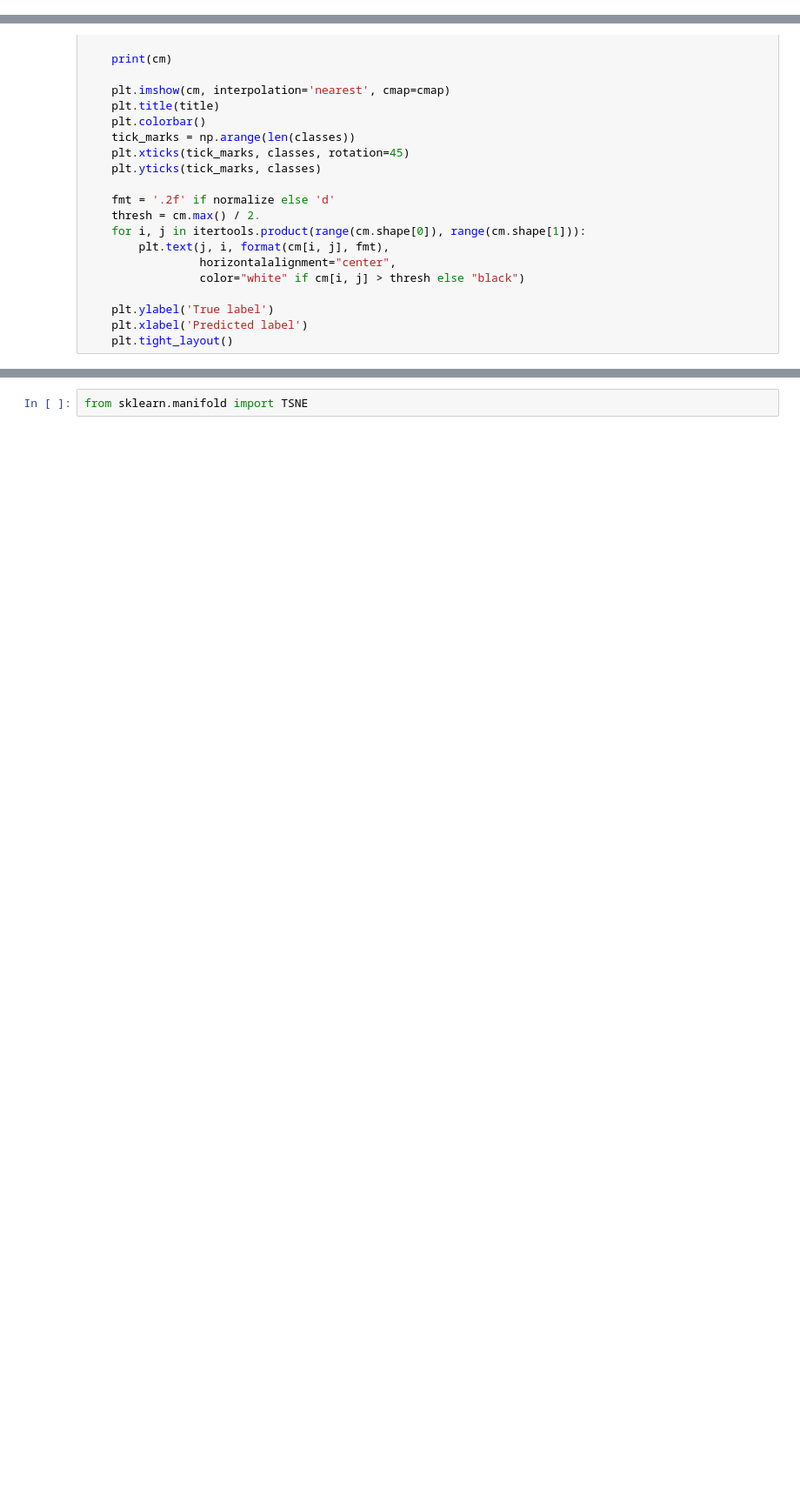
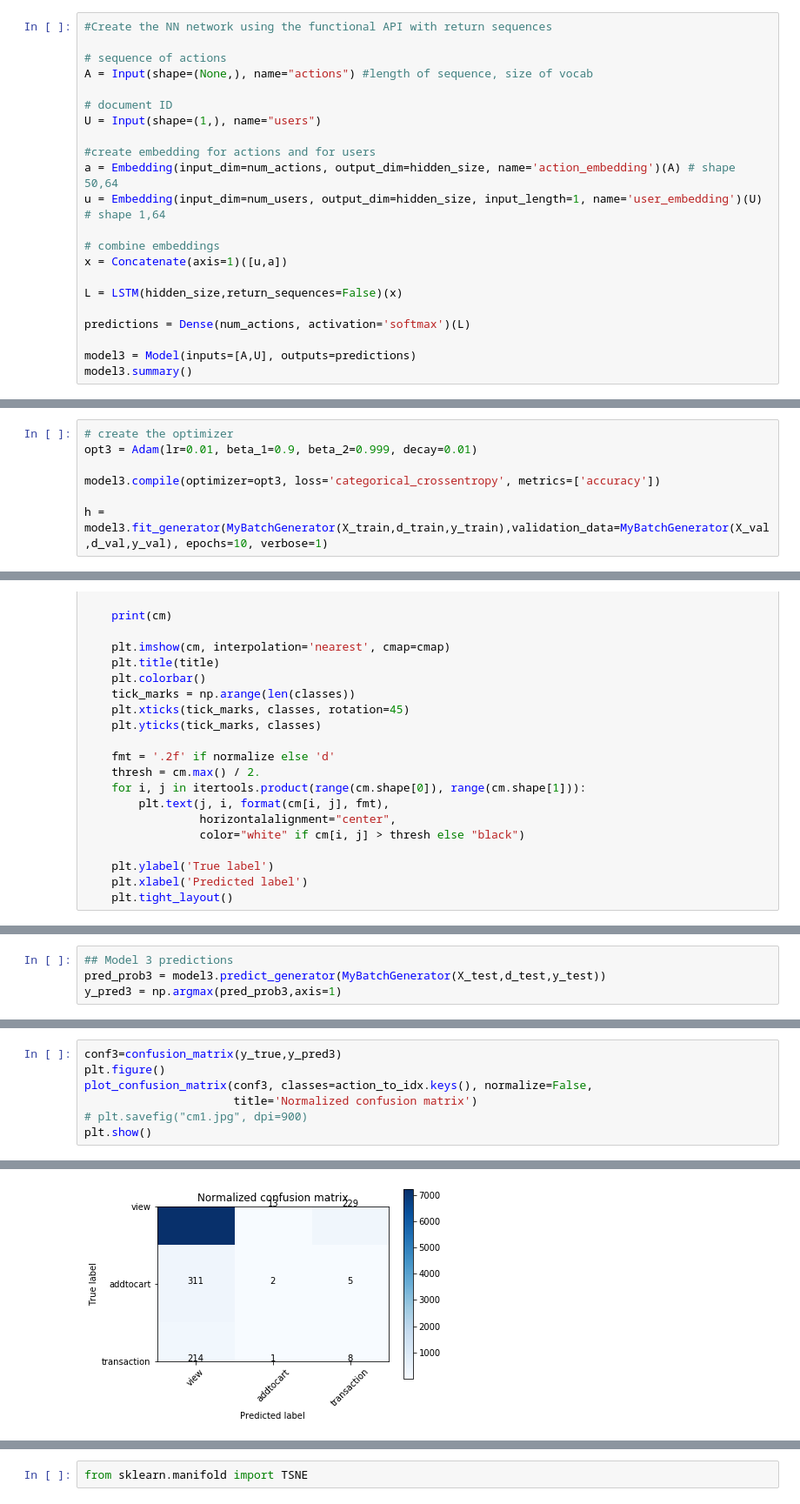
Before and after one commit to j3nguyen/user_item_embeddings, a Jupyter notebook: NextAction.ipynb, the cells around one changed output, grey strips where cells are left out. Shown at 87% size. Saved outputs shown, nothing was run; the diff lists cells and outputs as text; blank space fills up the shorter version.

```diff
--- a/NextAction.ipynb
+++ b/NextAction.ipynb
@@ -239,0 +378,22 @@ y_true = np.argmax(y_train,axis=1)
+# %%
+#Create the NN network using the functional API with return sequences
+
+# sequence of actions
+A = Input(shape=(None,), name="actions") #length of sequence, size of vocab
+
+# document ID
+U = Input(shape=(1,), name="users")
+
+#create embedding for actions and for users
+a = Embedding(input_dim=num_actions, output_dim=hidden_size, name='action_embedding')(A) # shape 50,64
+u = Embedding(input_dim=num_users, output_dim=hidden_size, input_length=1, name='user_embedding')(U) # shape 1,64
+
+# combine embeddings
+x = Concatenate(axis=1)([u,a])
+
+L = LSTM(hidden_size,return_sequences=False)(x)
+
+predictions = Dense(num_actions, activation='softmax')(L)
+
+model3 = Model(inputs=[A,U], outputs=predictions)
+model3.summary()
@@ -239,0 +418,7 @@ y_true = np.argmax(y_train,axis=1)
+# %%
+# create the optimizer
+opt3 = Adam(lr=0.01, beta_1=0.9, beta_2=0.999, decay=0.01)
+
+model3.compile(optimizer=opt3, loss='categorical_crossentropy', metrics=['accuracy'])
+
+h = model3.fit_generator(MyBatchGenerator(X_train,d_train,y_train),validation_data=MyBatchGenerator(X_val,d_val,y_val), epochs=10, verbose=1)
@@ -276,3 +485,7 @@ def plot_confusion_matrix(cm, classes,
+# %%
+## Model 3 predictions
+pred_prob3 = model3.predict_generator(MyBatchGenerator(X_test,d_test,y_test))
+y_pred3 = np.argmax(pred_prob3,axis=1)
 # %%
 conf=confusion_matrix(y_true,y_pred)
 plt.figure()
@@ -288,0 +515,8 @@ Confusion matrix, without normalization
+# %%
+conf3=confusion_matrix(y_true,y_pred3)
+plt.figure()
+plot_confusion_matrix(conf3, classes=action_to_idx.keys(), normalize=False,
+                      title='Normalized confusion matrix')
+# plt.savefig("cm1.jpg", dpi=900)
+plt.show()
+# %% [output]
@@ -288,0 +527 @@ Confusion matrix, without normalization
+[figure, added]
```
Also changed, not shown: parts of 90 cells of this notebook.
